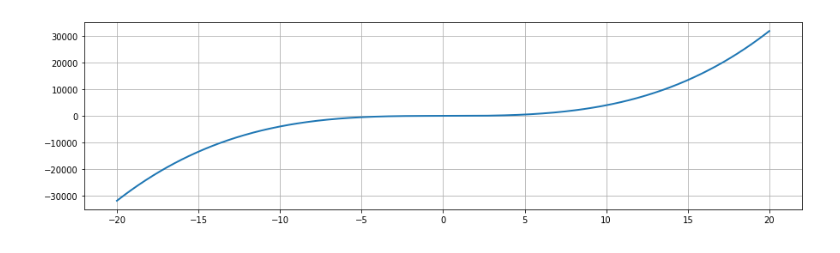
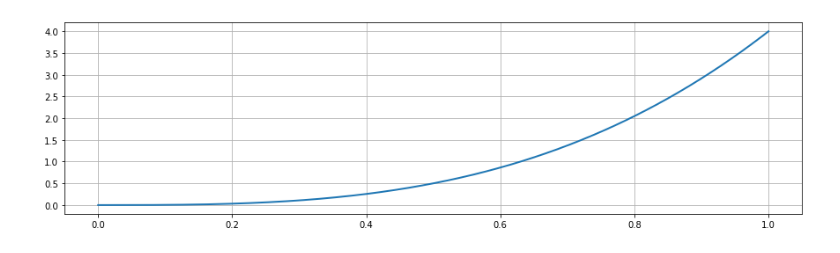
Before and after one commit to ywon/Computer_Graphics, a Jupyter notebook: monte_carlo_integration.ipynb, the cells around one changed output. Saved outputs shown, nothing was run; the diff lists cells and outputs as text; code cells hidden in the pictures.

```diff
--- a/monte_carlo_integration.ipynb
+++ b/monte_carlo_integration.ipynb
@@ -3,18 +3,18 @@
 # %%
 import numpy as np
 import matplotlib.pyplot as plt
 import pandas as pd
 
 plt.rcParams["figure.figsize"] = (15,4)
 plt.rcParams['lines.linewidth'] = 2
 plt.rcParams['lines.color'] = 'r'
 plt.rcParams['axes.grid'] = True
 
 def function(x):
     return((4)*(x**3))
 
-X=np.linspace(-20,20,1000)
+X=np.linspace(0,1,1000)
 plt.plot(X,function(X))
 plt.show()
 # %% [output]
-[figure, old version]
+[figure, new version]
```
Also changed, not shown: parts of 2 cells of this notebook.
